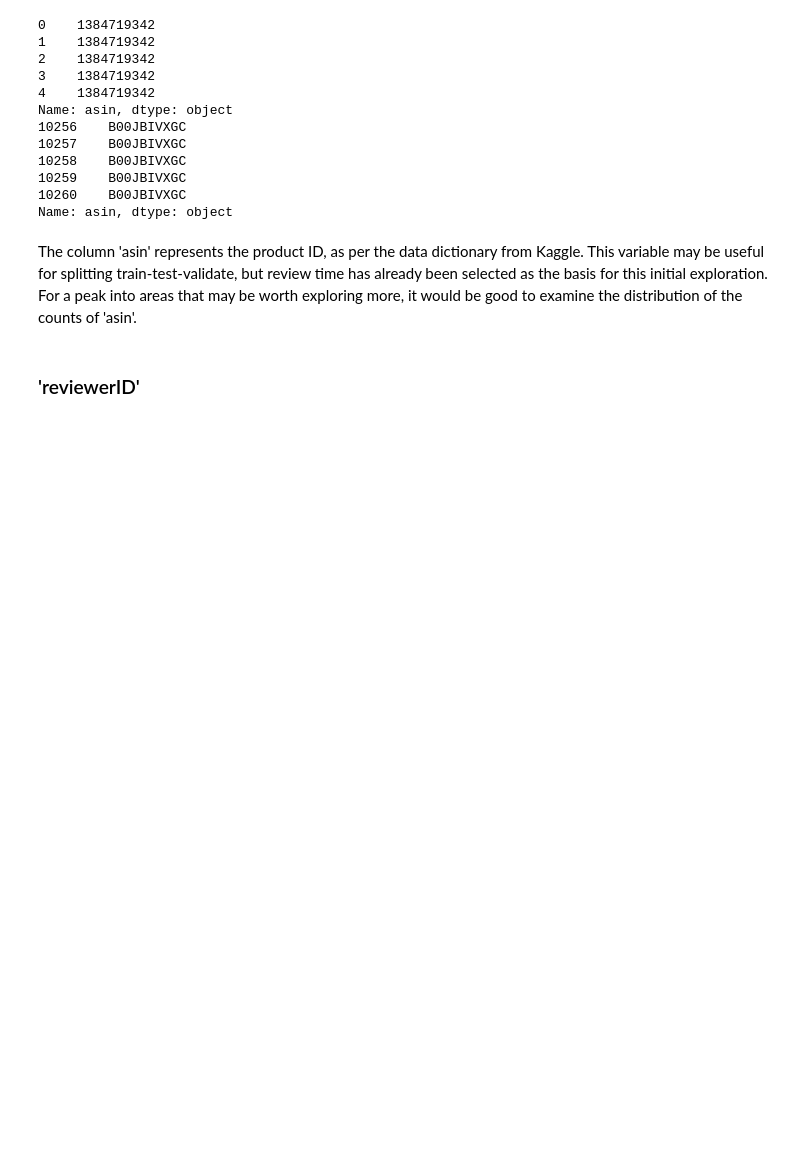
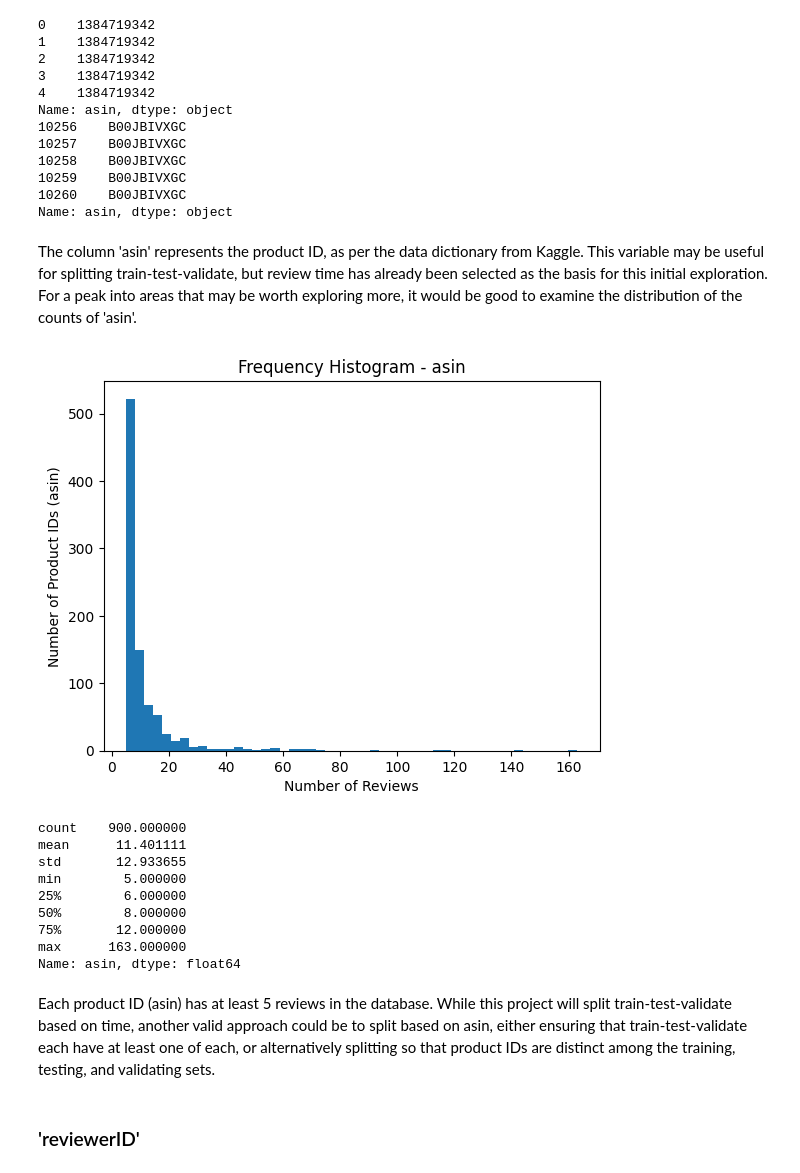
Before and after one commit to completelyAbsorbed/amazon-musical-instrument-reviews, a Jupyter notebook: musical_instruments_reviews_analysis.ipynb, the cells around one changed output. Saved outputs shown, nothing was run; the diff lists cells and outputs as text; code cells hidden in the pictures; blank space fills up the shorter version.

Commit message:
add some frequency distribution inspection and visualization, start writing Clean Data in Jupyter notebook.

```diff
--- a/musical_instruments_reviews_analysis.ipynb
+++ b/musical_instruments_reviews_analysis.ipynb
@@ -338,6 +339,31 @@ Name: asin, dtype: object
 Name: asin, dtype: object
 # %% [markdown]
 The column 'asin' represents the product ID, as per the data dictionary from Kaggle. This variable may be useful for splitting train-test-validate, but review time has already been selected as the basis for this initial exploration. For a peak into areas that may be worth exploring more, it would be good to examine the distribution of the counts of 'asin'.
+# %%
+# plot the frequency distribution of the variable 'asin'
+
+plt.hist(data_raw['asin'].value_counts(),
+        bins = 50)
+plt.ylabel('Number of Product IDs (asin)')
+plt.xlabel('Number of Reviews')
+plt.title('Frequency Histogram - asin')
+plt.show()
+
+# print basic distributional measures
+data_raw['asin'].value_counts().describe()
+# %% [output]
+[figure, added]
+count    900.000000
+mean      11.401111
+std       12.933655
+min        5.000000
+25%        6.000000
+50%        8.000000
+75%       12.000000
+max      163.000000
+Name: asin, dtype: float64
+# %% [markdown]
+Each product ID (asin) has at least 5 reviews in the database. While this project will split train-test-validate based on time, another valid approach could be to split based on asin, either ensuring that train-test-validate each have at least one of each, or alternatively splitting so that product IDs are distinct among the training, testing, and validating sets.
 # %% [markdown]
 ### 'reviewerID'
 # %%
```
Also changed, not shown: parts of 6 cells of this notebook, 2 other files.
